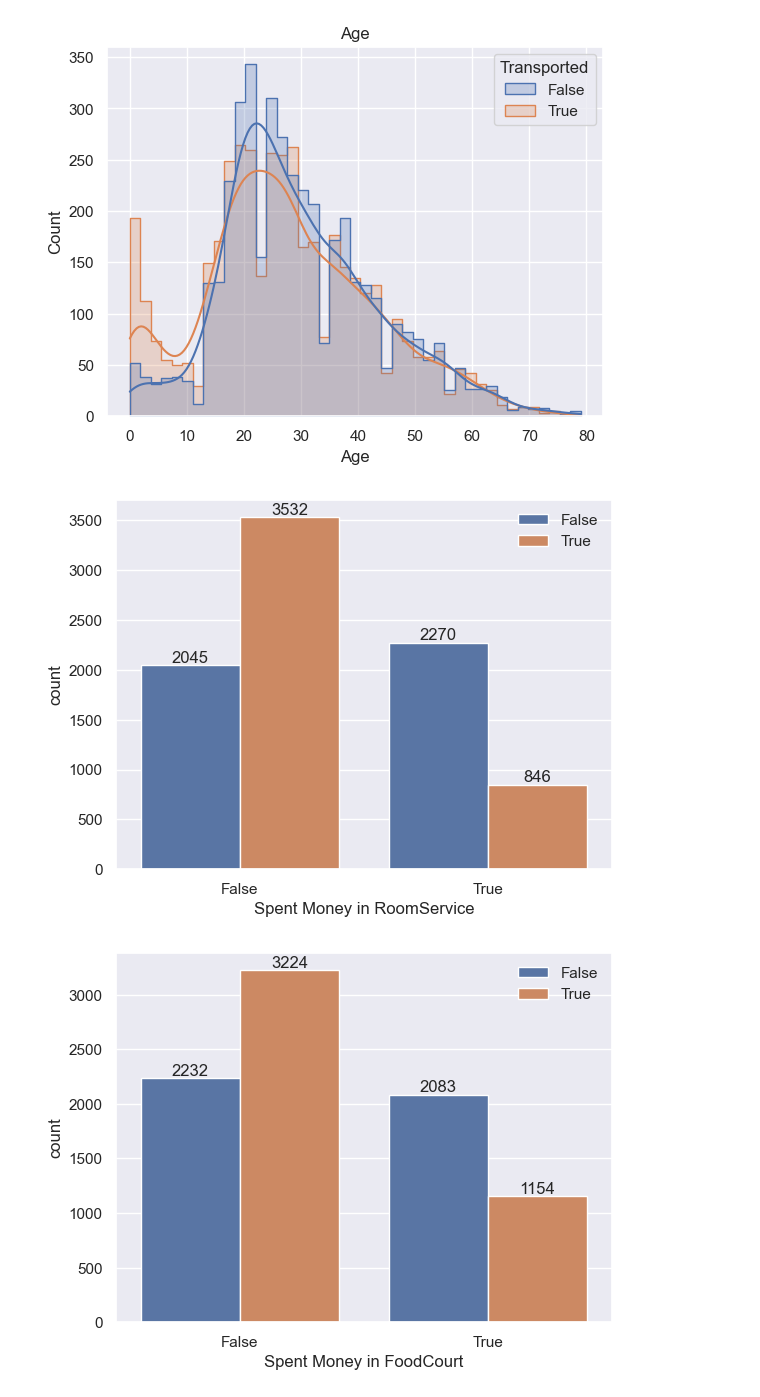
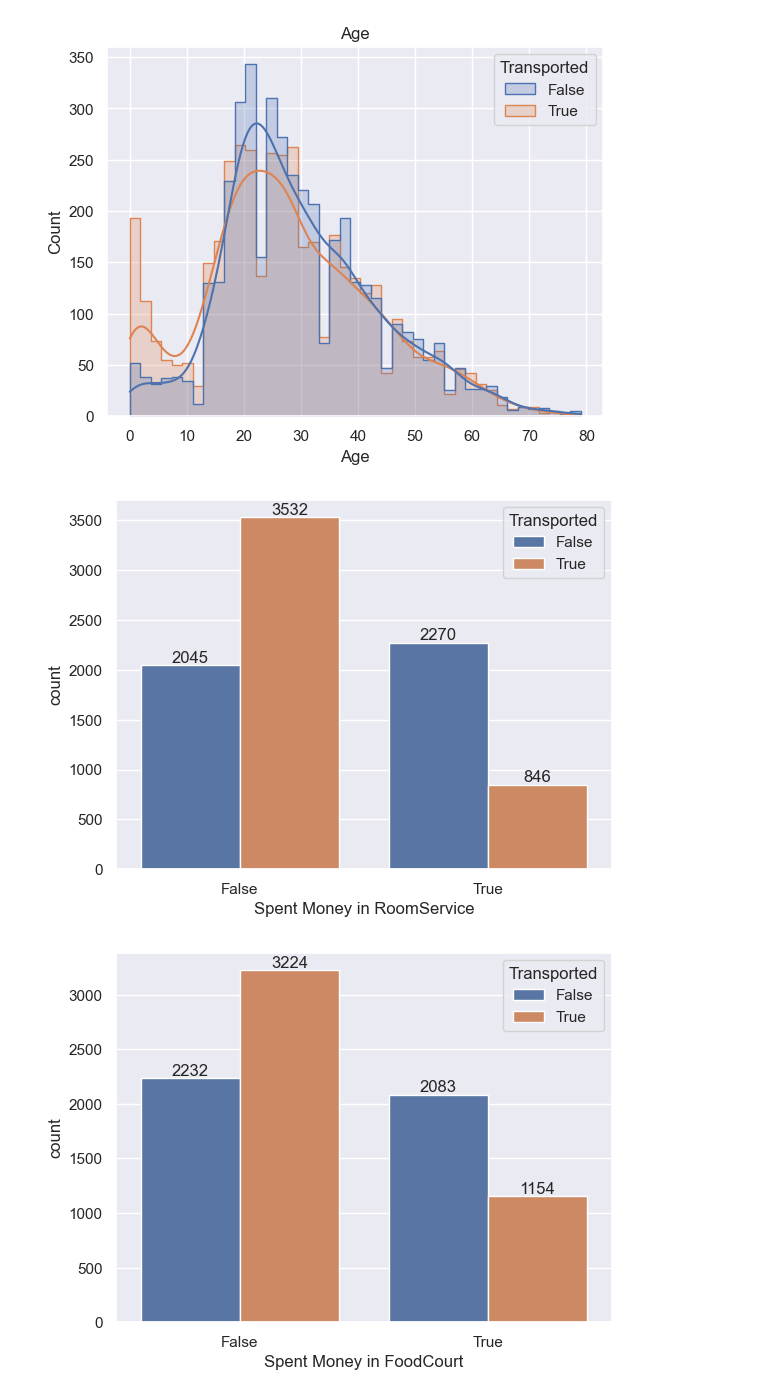
Before and after one commit to mcintalmo/spaceship-titanic, a Jupyter notebook: spaceschip_titanic.ipynb, the cells around one changed output. Cells and saved outputs as stored; diff of their text form; code cells hidden in the pictures.

```diff
--- a/spaceschip_titanic.ipynb
+++ b/spaceschip_titanic.ipynb
@@ -115,7 +115,6 @@ for feature in categorical_features:
     ax = sns.countplot(train, x=feature, hue="Transported")
     for bar in ax.containers:
         ax.bar_label(bar, label_type="edge")
-    ax.legend(frameon=False)
     ax.set_title(feature)
     plt.show()
 # %% [output]
@@ -133,13 +132,12 @@ Text(0.5, 1.0, 'Age')
 # %%
 for feature in numerical_features:
     if feature == "Age":
         continue
     ax = sns.countplot(train[[feature, label]].astype(bool), x=feature, hue=label)
     for bar in ax.containers:
         ax.bar_label(bar, label_type="edge")
     ax.set_xlabel(f"Spent Money in {feature}")
-    ax.legend(frameon=False)
     plt.show()
 # %% [output]
-[figure, old version]
+[figure, new version]
-[figure, old version]
+[figure, new version]
```
Also changed, not shown: parts of 3 cells of this notebook.
